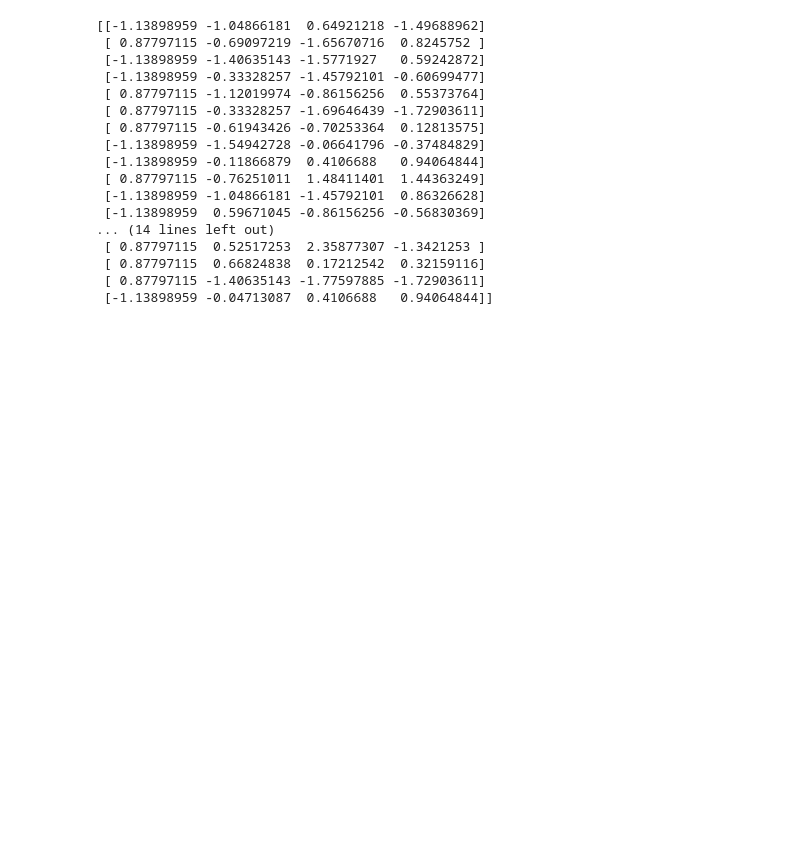
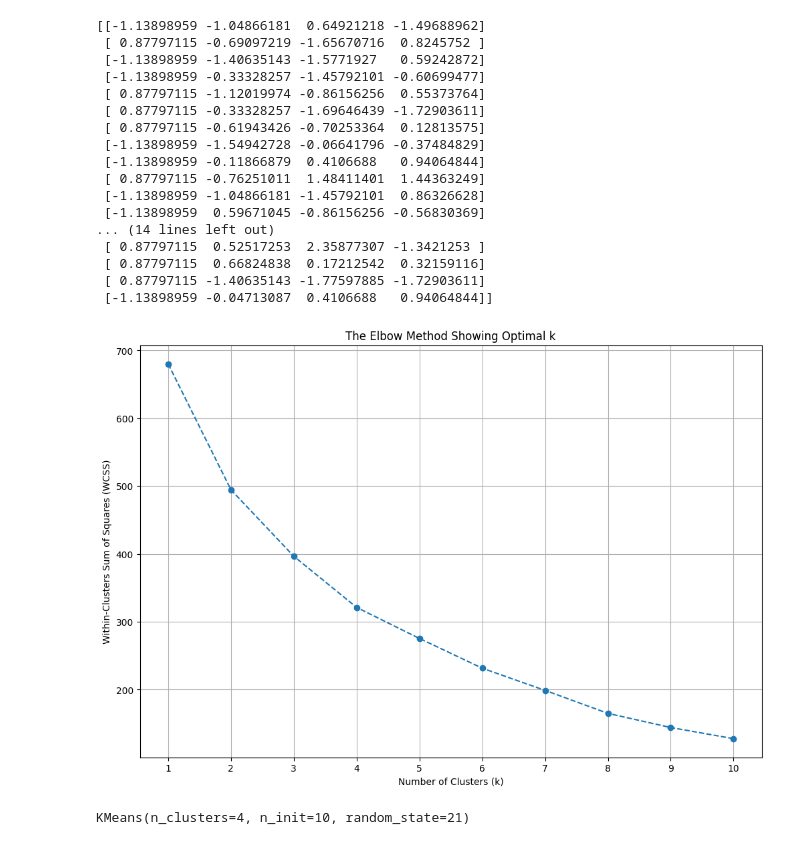
Before and after one commit to kamijoseph/Mall-Customer-Segmentation, a Jupyter notebook: notebooks/main.ipynb, the cells around one changed output. Drawn from its saved outputs; the diff is of its cells as text; code cells hidden in the pictures; blank space fills up the shorter version.

Commit message:
found the optimal k for n_clusters using the within_cluster sum of squares algorithm and fitted the model with the optimal k n_clusters

```diff
--- a/notebooks/main.ipynb
+++ b/notebooks/main.ipynb
@@ -227,3 +229,46 @@ print(X_test_scaled)
  [ 0.87797115  0.66824838  0.17212542  0.32159116]
  [ 0.87797115 -1.40635143 -1.77597885 -1.72903611]
  [-1.13898959 -0.04713087  0.4106688   0.94064844]]
+# %%
+# choosing the number of clusters using the elbow method
+wcss = []
+k_range = range(1, 11)
+
+for k in k_range:
+    kmeans = KMeans(
+        n_clusters=k,
+        init="k-means++",
+        random_state=21,
+        n_init=10
+    )
+    kmeans.fit(X_train_scaled)
+    wcss.append(kmeans.inertia_)
+# %%
+# plotting the elbow curve
+plt.figure(figsize=(12, 8))
+plt.plot(
+    k_range,
+    wcss,
+    marker= "o",
+    linestyle="--"
+)
+plt.xlabel("Number of Clusters (k)")
+plt.ylabel("Within-Clusters Sum of Squares (WCSS)")
+plt.title("The Elbow Method Showing Optimal k")
+plt.xticks(k_range)
+plt.grid(True)
+plt.show()
+# %% [output]
+[figure, added]
+# %%
+# fitting with the optimal k
+opt_k = 4
+kmeans = KMeans(
+    n_clusters=opt_k,
+    init="k-means++",
+    random_state=21,
+    n_init=10
+)
+kmeans.fit(X_train_scaled)
+# %% [output]
+KMeans(n_clusters=4, n_init=10, random_state=21)
```
Also changed, not shown: parts of 1 cell of this notebook, 2 other files.
